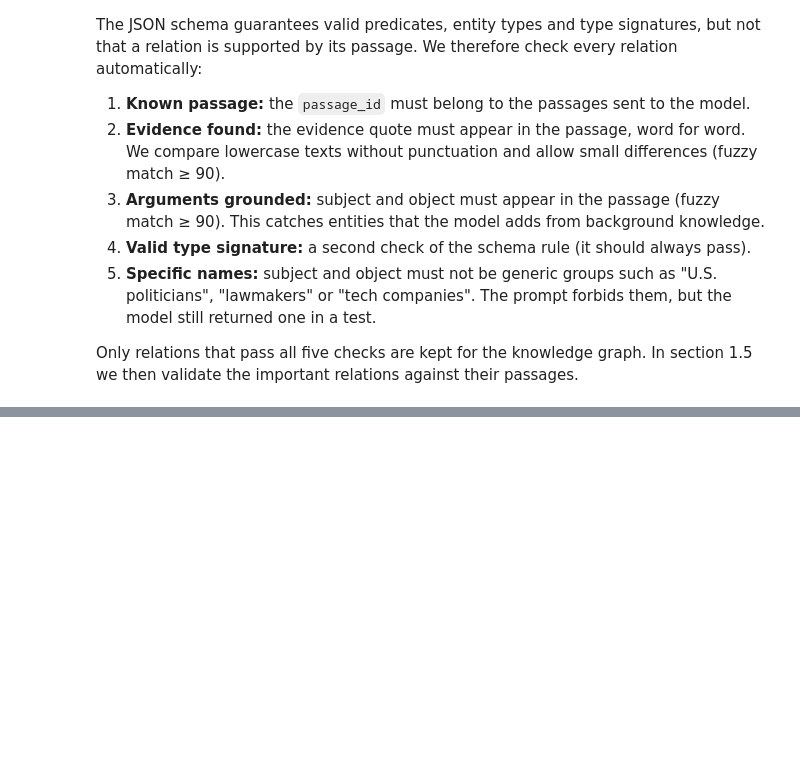
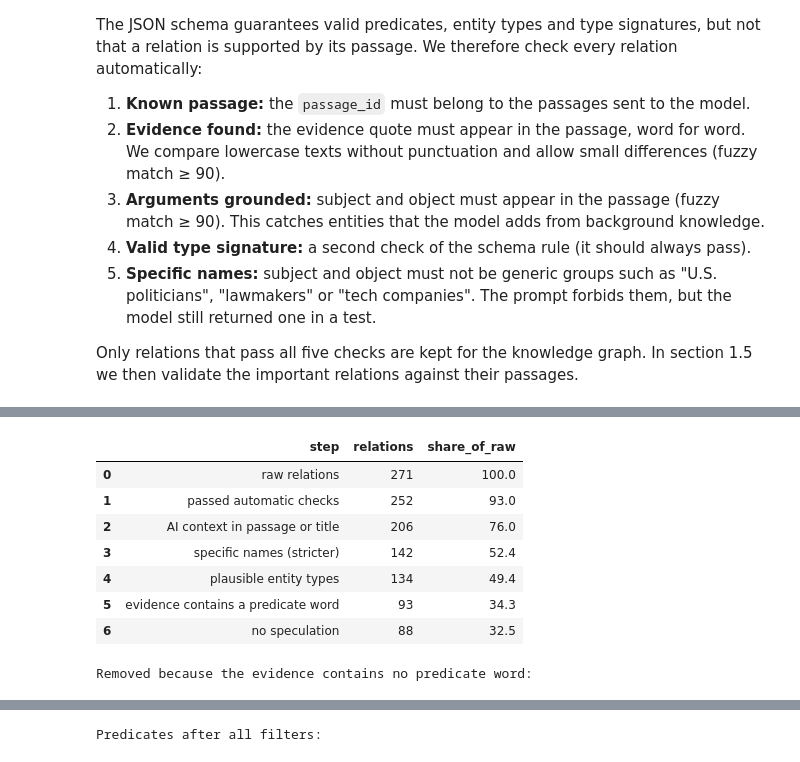
Before and after one commit to Pascingo/CTA-media-analysis, a Jupyter notebook: Stage_3.ipynb, the cells around one changed output, grey strips where cells are left out. Drawn from its saved outputs; the diff is of its cells as text; code cells hidden in the pictures; blank space fills up the shorter version.

```diff
--- a/Stage_3.ipynb
+++ b/Stage_3.ipynb
@@ -1663,0 +1834,70 @@ companies are so afraid of that theoretical risk since U.S. politicians decided
+# %%
+PREDICATE_EVIDENCE_PATTERNS = {
+    "PROPOSES": r"propos\w*|introduc\w*|draft\w*|unveil\w*|put(?:s)? forward|table[sd]?|submit\w*|announc\w*|plan\w*",
+    "ADOPTS": r"pass(?:ed|es)?|adopt\w*|enact\w*|sign\w*|approv\w*|green light|publish\w*|issu\w*|"
+              r"releas\w*|finaliz\w*|finalis\w*|into law|took effect|takes effect|entered into force|agree\w*",
+    "ENFORCES": r"enforc\w*|oversee\w*|oversight|supervis\w*|implement\w*|responsible|monitor\w*|apply|applies",
+    "APPLIES_TO": r"appl(?:y|ies|ied)|requir\w*|obligat\w*|cover\w*|subject to|must|ban\w*|prohibit\w*|"
+                  r"restrict\w*|govern\w*|classif\w*|designat\w*",
+    "INVESTIGATES_OR_SANCTIONS": r"investigat\w*|probe\w*|probing|fine[sd]?|ban\w*|order\w*|penal\w*|sanction\w*|"
+                                 r"inquir\w*|proceeding\w*|charg\w*|block\w*|suspend\w*|warn\w*|request\w*|"
+                                 r"scrutin\w*|audit\w*|settle\w*",
+    "SUES": r"su(?:e|ed|es|ing)|lawsuit\w*|suit|litigation|court|complaint|filed",
+    "COMPLIES_WITH": r"sign\w*|compl(?:y|ies|ied|iance)|commit\w*|adher\w*|join\w*|align\w*|meet\w*|conform\w*",
+    "SUPPORTS": r"support\w*|back\w*|endors\w*|advocat\w*|champion\w*|welcom\w*|prais\w*|lobb\w*|"
+                r"push\w*|urg\w*|favou?r\w*|call\w* for|sponsor\w*|co-sponsor\w*",
+    "OPPOSES": r"oppos\w*|critici\w*|reject\w*|refus\w*|veto\w*|challeng\w*|revok\w*|repeal\w*|block\w*|"
+               r"against|lobb\w*|object\w*|slam\w*|condemn\w*|attack\w*|resist\w*|delay\w*|pause|"
+               r"too far|burden\w*|overreach\w*|rescind\w*|withdr\w*|argu\w*|warn\w*|complain\w*|hinder\w*",
+}
+PREDICATE_EVIDENCE_REGEX = {p: re.compile(rf"\b(?:{pat})", re.IGNORECASE)
+                            for p, pat in PREDICATE_EVIDENCE_PATTERNS.items()}
+
+# "may" only in lower case: "May" at the start of a date ("on May 14") is the month, not speculation
+SPECULATION_PATTERN = re.compile(r"\b(?:[Cc]ould|[Mm]ight|[Pp]otential(?:ly)?|[Pp]ossibl[ey]|[Ll]ikely|may)\b")
+
+rel = rel[~self_loop]
+rel = relations_filtered.copy()
+funnel = funnel[:5]   # keep the steps of the previous cell up to "plausible entity types"
+
+has_predicate_word = [bool(PREDICATE_EVIDENCE_REGEX[p].search(e)) for p, e in zip(rel["predicate"], rel["evidence"])]
+removed_no_word = rel[[not x for x in has_predicate_word]]
+rel = rel[has_predicate_word]
+funnel.append(("evidence contains a predicate word", len(rel)))
+
+is_speculative = rel["evidence"].str.contains(SPECULATION_PATTERN)
+removed_speculative = rel[is_speculative]
+rel = rel[~is_speculative]
+funnel.append(("no speculation", len(rel)))
+
+relations_filtered = rel.reset_index(drop=True)
+funnel_df = pd.DataFrame(funnel, columns=["step", "relations"])
+funnel_df["share_of_raw"] = (100 * funnel_df["relations"] / funnel_df["relations"].iloc[0]).round(1)
+display(funnel_df)
+
+print("Removed because the evidence contains no predicate word:")
+display(removed_no_word.groupby("predicate").size().rename("removed").to_frame())
+
+print("Predicates after all filters:")
+display(relations_filtered["predicate"].value_counts().to_frame())
+
+relations_filtered.to_parquet(os.path.join(STAGE3_FOLDER, "relations_filtered.parquet"), index=False)
+funnel_df.to_csv(os.path.join(STAGE3_FOLDER, "relation_filter_funnel.csv"), index=False)
+
+# Examples of removed relations, to check that the filter does not remove correct ones
+print("\nExamples removed (no predicate word):")
+for _, r in removed_no_word.sample(n=min(5, len(removed_no_word)), random_state=RANDOM_STATE).iterrows():
+    print(f"  {r['subject']} --{r['predicate']}--> {r['object']}  |  {r['evidence'][:120]}")
+print("\nExamples removed (speculation):")
+for _, r in removed_speculative.head(5).iterrows():
+    print(f"  {r['subject']} --{r['predicate']}--> {r['object']}  |  {r['evidence'][:120]}")
+# %% [output]
+|  | step | relations | share_of_raw |
+| 0 | raw relations | 271 | 100.0 |
+| 1 | passed automatic checks | 252 | 93.0 |
+| 2 | AI context in passage or title | 206 | 76.0 |
+| 3 | specific names (stricter) | 142 | 52.4 |
+| 4 | plausible entity types | 134 | 49.4 |
+| 5 | evidence contains a predicate word | 93 | 34.3 |
+| 6 | no speculation | 88 | 32.5 |
+Removed because the evidence contains no predicate word:
@@ -1663,0 +1915 @@ companies are so afraid of that theoretical risk since U.S. politicians decided
+Predicates after all filters:
```
Also changed, not shown: parts of 6 cells of this notebook.
